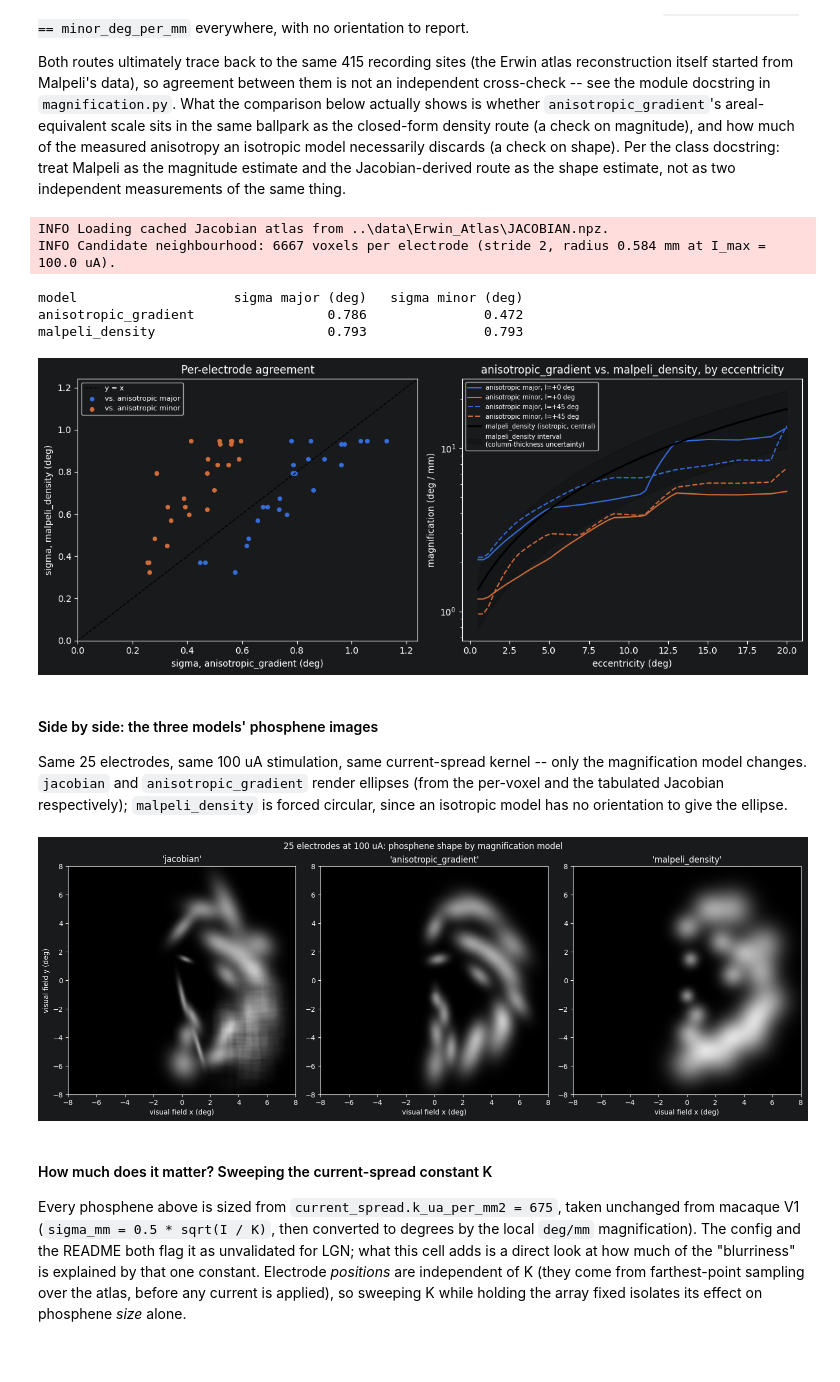
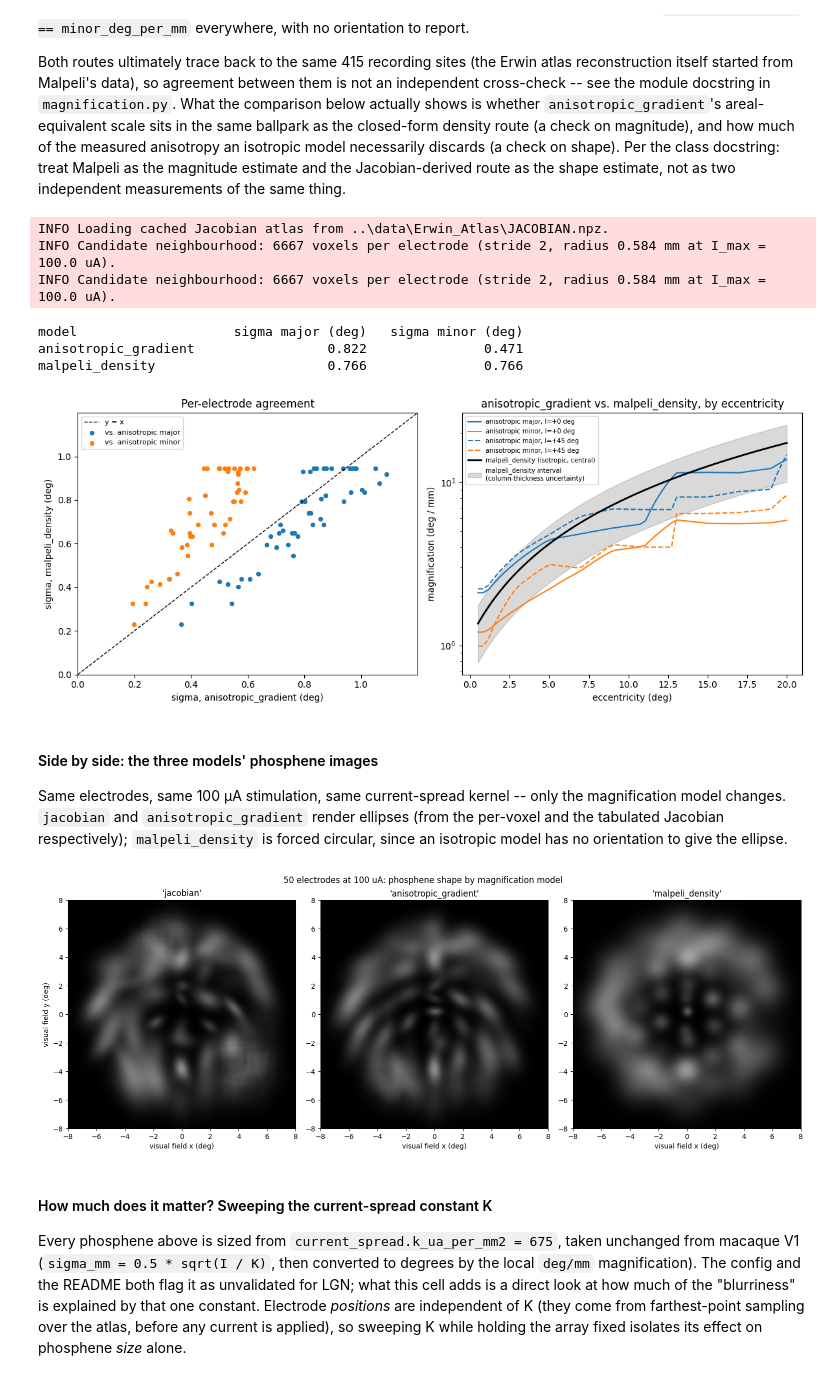
Before and after one commit to SebastianKrafft/dynaphos_LGN, a Jupyter notebook: examples/demo_simulator_lgn.ipynb, the cells around one changed output. Cells and saved outputs as stored; diff of their text form; code cells hidden in the pictures.

```diff
--- a/examples/demo_simulator_lgn.ipynb
+++ b/examples/demo_simulator_lgn.ipynb
@@ -157,12 +273,13 @@ params['electrodes']['max_eccentricity_deg'] = 6.0
 # %%
 # Get electrode locations (and with them, the phosphene coordinates).
-n_phosphenes = 100
-params['electrodes']['n_electrodes'] = n_phosphenes
+#
+# NOTE: n_electrodes is PER NUCLEUS, so two nuclei give twice as many.
+params['electrodes']['n_electrodes'] = 100
 
 ## By default the electrodes are spread evenly in the visual field by
-## farthest-point sampling over atlas voxels. To place them
-## yourself, pass voxel_indices= or visual_field_targets= instead; both
-## are shown in section 2.
+## farthest-point sampling over atlas voxels, independently in each
+## nucleus. To place them yourself, pass voxel_indices= or
+## visual_field_targets= instead; both are shown in section 2.
 # %%
 # Initialize simulator
 simulator, parts = build_simulator(params, atlas_dir=ATLAS_DIR)
@@ -222,0 +352,13 @@ Text(0.5, 1.0, 'Simulated phosphenes')
+# %%
+fig, axs = plt.subplots(1, 2, figsize=(10.5, 5))
+for ax, hemispheres in zip(axs, (['left'], ['left', 'right'])):
+    p = load_config()
+    p['atlas']['hemispheres'] = hemispheres
+    p['electrodes']['n_electrodes'] = 100          # per nucleus
+    sim, _ = build_simulator(p, atlas_dir=ATLAS_DIR)
+    sim.reset()
+    ax.imshow(sim(100.e-6 * torch.ones(sim.num_phosphenes)),
+              cmap='gray', origin='lower', vmin=0, vmax=1)
+    ax.axis('off')
+    ax.set_title(f"hemispheres = {hemispheres}: {type(sim).__name__}\n"
+                 f"{sim.num_phosphenes} electrodes", fontsize=10)
@@ -369,10 +646,8 @@ anisotropic_gradient         11.05               0.786               0.472
 
 Both routes ultimately trace back to the same 415 recording sites (the Erwin atlas reconstruction itself started from Malpeli's data), so agreement between them is not an independent cross-check -- see the module docstring in `magnification.py`. What the comparison below actually shows is whether `anisotropic_gradient`'s areal-equivalent scale sits in the same ballpark as the closed-form density route (a check on magnitude), and how much of the measured anisotropy an isotropic model necessarily discards (a check on shape). Per the class docstring: treat Malpeli as the magnitude estimate and the Jacobian-derived route as the shape estimate, not as two independent measurements of the same thing.
 # %%
-from dynaphos_lgn.magnification import MalpeliDensityMagnification
-
-# Build the same 25-electrode array with the isotropic, Malpeli-density
-# model, and compare it against the anisotropic_gradient model above.
+# Build the same array with the isotropic, Malpeli-density model, and
+# compare it against the anisotropic_gradient model above.
 malpeli = build_with_model('malpeli_density')
 
 print(f"{'model':<22}{'sigma major (deg)':>20}{'sigma minor (deg)':>20}")
@@ -397,46 +672,49 @@ axs[0].set(xlabel='sigma, anisotropic_gradient (deg)',
 axs[0].legend(fontsize=8)
 
 # Right: the two models' shape, independent of any one electrode sample.
 # anisotropic_gradient depends on inclination as well as eccentricity;
-# malpeli_density does not, by construction.
+# malpeli_density does not, by construction. The table is in the left
+# nucleus's frame, whichever nuclei were built.
+reference_atlas = next(iter(hemisphere_parts(anisotropic['parts']).values()))[
+    'atlas']
 malpeli_model = MalpeliDensityMagnification.from_atlas(
-    anisotropic['parts']['atlas'],
-    utils.load_params('../config/params_lgn.yaml'), cell_class='parvo')
-aniso_table = anisotropic['parts']['magnification']
+    reference_atlas, utils.load_params(CONFIG), cell_class='parvo')
+aniso_table = table_of(anisotropic)
 ecc_range = np.linspace(0.5, 20, 60)
 
 for incl, style in [(0., '-'), (45., '--')]:
     local = aniso_table.at_eccentricity(
         ecc_range, inclination_deg=np.full_like(ecc_range, incl))
     axs[1].plot(ecc_range, local.major_deg_per_mm, style, color='C0',
                label=f'anisotropic major, I={incl:+.0f} deg')
     axs[1].plot(ecc_range, local.minor_deg_per_mm, style, color='C1',
                label=f'anisotropic minor, I={incl:+.0f} deg')
 
 malpeli_curve = malpeli_model.at_eccentricity(ecc_range)
 lo_mm, _, hi_mm = malpeli_model.interval(ecc_range)
 axs[1].plot(ecc_range, malpeli_curve.major_deg_per_mm, 'k-', linewidth=2,
            label='malpeli_density (isotropic, central)')
 axs[1].fill_between(ecc_range, 1. / hi_mm, 1. / lo_mm, color='k', alpha=0.15,
                     label='malpeli_density interval\n(column-thickness uncertainty)')
 axs[1].set(xlabel='eccentricity (deg)', ylabel='magnification (deg / mm)',
            yscale='log',
            title='anisotropic_gradient vs. malpeli_density, by eccentricity')
 axs[1].legend(fontsize=7, loc='upper left')
 fig.tight_layout()
 # %% [output]
 INFO Loading cached Jacobian atlas from ..\data\Erwin_Atlas\JACOBIAN.npz.
 INFO Candidate neighbourhood: 6667 voxels per electrode (stride 2, radius 0.584 mm at I_max = 100.0 uA).
+INFO Candidate neighbourhood: 6667 voxels per electrode (stride 2, radius 0.584 mm at I_max = 100.0 uA).
 model                    sigma major (deg)   sigma minor (deg)
-anisotropic_gradient                 0.786               0.472
-malpeli_density                      0.793               0.793
+anisotropic_gradient                 0.822               0.471
+malpeli_density                      0.766               0.766
-[figure, old version]
+[figure, new version]
 # %% [markdown]
 #### Side by side: the three models' phosphene images
 
-Same 25 electrodes, same 100 uA stimulation, same current-spread kernel -- only the magnification model changes. `jacobian` and `anisotropic_gradient` render ellipses (from the per-voxel and the tabulated Jacobian respectively); `malpeli_density` is forced circular, since an isotropic model has no orientation to give the ellipse.
+Same electrodes, same 100 µA stimulation, same current-spread kernel -- only the magnification model changes. `jacobian` and `anisotropic_gradient` render ellipses (from the per-voxel and the tabulated Jacobian respectively); `malpeli_density` is forced circular, since an isotropic model has no orientation to give the ellipse.
 # %%
-# Render the same 25-electrode stimulation through all three models.
+# Render the same stimulation through all three models.
 fig, axs = plt.subplots(1, 3, figsize=(15.5, 5.5))
 for ax, (name, result) in zip(axs, [('jacobian', jacobian),
                                      ('anisotropic_gradient', anisotropic),
@@ -448,10 +726,11 @@ for ax, (name, result) in zip(axs, [('jacobian', jacobian),
               extent=extent)
     ax.set(xlabel='visual field x (deg)', title=f"'{name}'")
 axs[0].set_ylabel('visual field y (deg)')
-fig.suptitle('25 electrodes at 100 uA: phosphene shape by magnification model')
+fig.suptitle(f'{sim.num_phosphenes} electrodes at 100 uA: phosphene shape '
+             f'by magnification model')
 fig.tight_layout()
 # %% [output]
-[figure, old version]
+[figure, new version]
 # %% [markdown]
 #### How much does it matter? Sweeping the current-spread constant K
 
```
Also changed, not shown: parts of 54 cells of this notebook, 2 other files.
